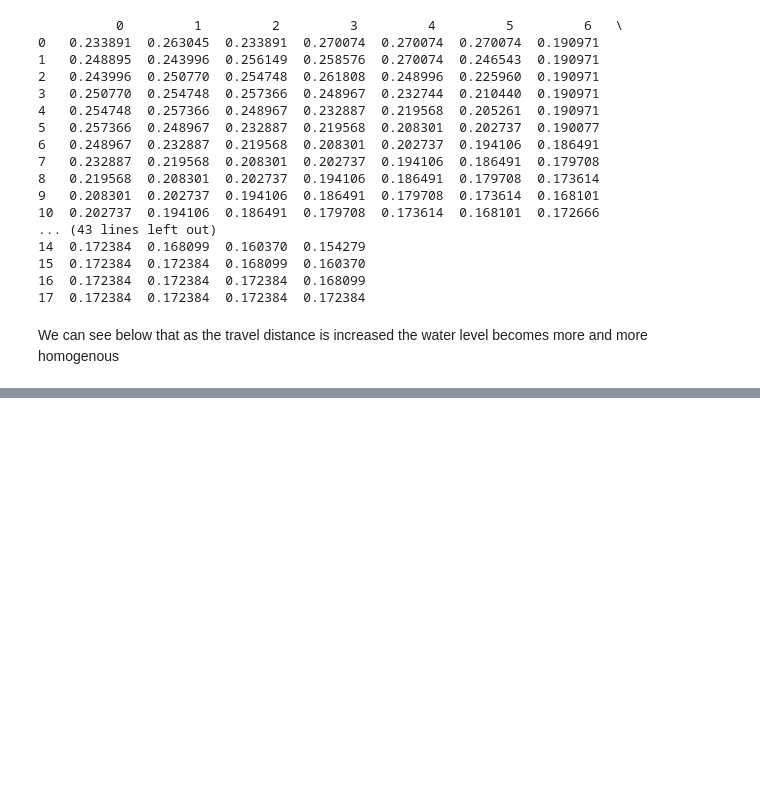
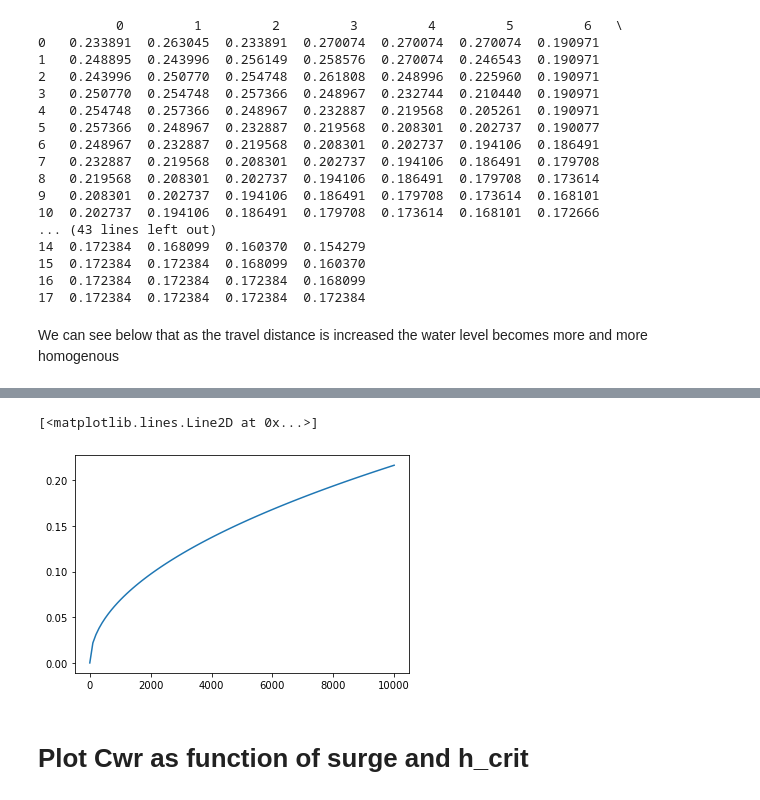
Before and after one commit to ym2540/GISSR_Optimization, a Jupyter notebook: ideal/ideal_test.ipynb, the cells around one changed output, grey strips where cells are left out. Saved outputs shown, nothing was run; the diff lists cells and outputs as text; code cells hidden in the pictures; blank space fills up the shorter version.

```diff
--- a/ideal/ideal_test.ipynb
+++ b/ideal/ideal_test.ipynb
@@ -162,0 +198,26 @@ plt.show()
+# %%
+import glob
+from scipy.optimize import curve_fit
+
+def func_fit(vol, a, b):
+    return a*np.sqrt(vol) + b*vol
+files = glob.glob(r"../NewSurfaceVolumeCombined/LMN_div18_*.csv")
+H = np.append(np.linspace(0, 3, 13), np.linspace(3.5, 7, 8))
+points = np.zeros((H.size * 18, 2))
+for i, f in enumerate(files):
+    surfaceV_h = pd.read_csv(f)
+    points[H.size*i:H.size*(i+1), :] = surfaceV_h.to_numpy()
+    if i == 0:
+        break
+
+
+coeff, cov = curve_fit(func_fit, points[:,1], points[:, 0])
+# %%
+vol = np.linspace(0, 10000, 100)
+h = func_fit(vol, coeff[0], coeff[1])
+plt.plot(vol, h)
+# %% [output]
+[<matplotlib.lines.Line2D at 0x...>]
+[figure, added]
+# %% [markdown]
+# Plot Cwr as function of surge and h_crit
```
Also changed, not shown: parts of 10 cells of this notebook, 12 other files.
